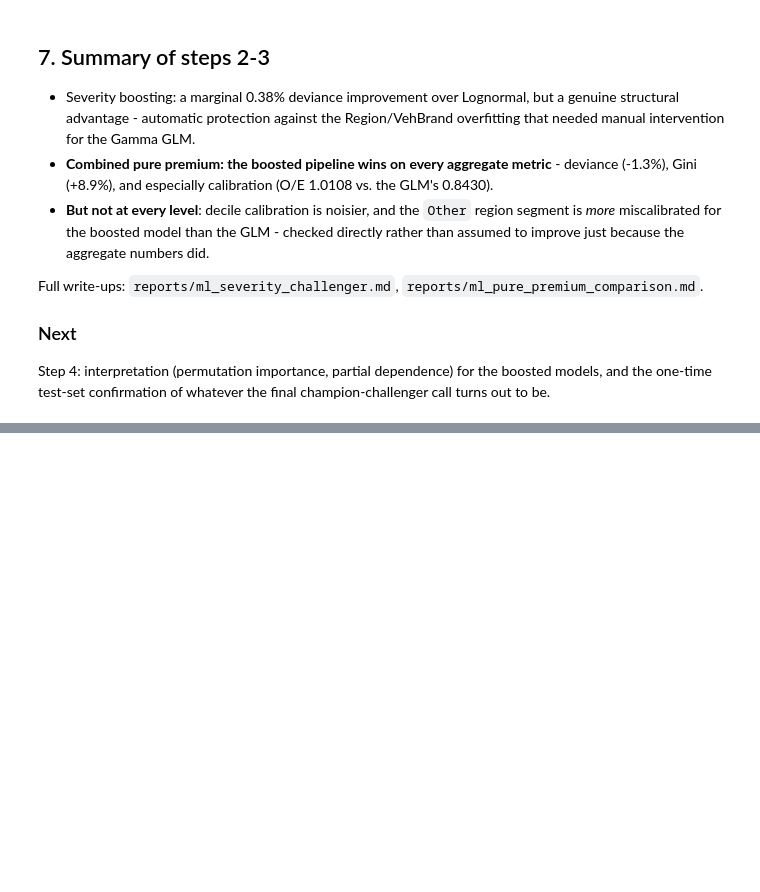
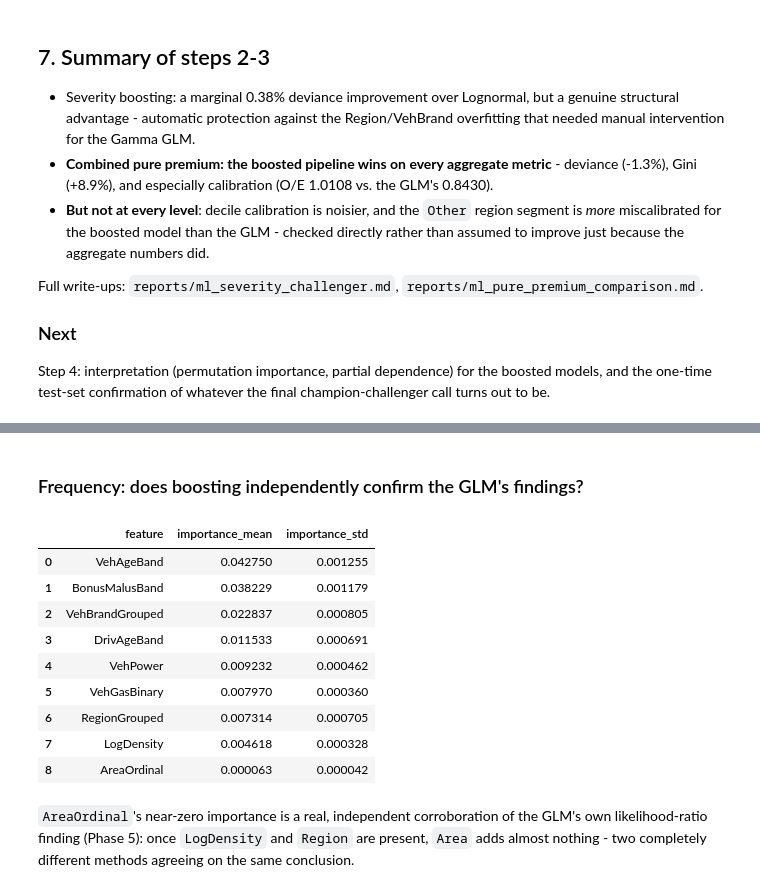
Before and after one commit to vishalyadav1729/auto-insurance-pricing, a Jupyter notebook: notebooks/06_ml_challengers.ipynb, the cells around one changed output, grey strips where cells are left out. Drawn from its saved outputs; the diff is of its cells as text; code cells hidden in the pictures; blank space fills up the shorter version.

```diff
--- a/notebooks/06_ml_challengers.ipynb
+++ b/notebooks/06_ml_challengers.ipynb
@@ -320,0 +325,28 @@ Step 4: interpretation (permutation importance, partial dependence) for the boos
+# %% [markdown]
+### Frequency: does boosting independently confirm the GLM's findings?
+# %%
+from sklearn.metrics import make_scorer, mean_poisson_deviance, mean_gamma_deviance
+from auto_pricing.ml_challengers import compute_permutation_importance, compute_partial_dependence
+
+X_val = val[ML_FEATURE_COLUMNS]
+y_val_rate = val["ClaimNb"] / val["Exposure"]
+poisson_scorer = make_scorer(mean_poisson_deviance, greater_is_better=False)
+
+freq_importance = compute_permutation_importance(
+    boosted_freq_model, X_val, y_val_rate, scoring=poisson_scorer,
+    sample_weight=val["Exposure"], n_repeats=10,
+)
+freq_importance
+# %% [output]
+|  | feature | importance_mean | importance_std |
+| 0 | VehAgeBand | 0.042750 | 0.001255 |
+| 1 | BonusMalusBand | 0.038229 | 0.001179 |
+| 2 | VehBrandGrouped | 0.022837 | 0.000805 |
+| 3 | DrivAgeBand | 0.011533 | 0.000691 |
+| 4 | VehPower | 0.009232 | 0.000462 |
+| 5 | VehGasBinary | 0.007970 | 0.000360 |
+| 6 | RegionGrouped | 0.007314 | 0.000705 |
+| 7 | LogDensity | 0.004618 | 0.000328 |
+| 8 | AreaOrdinal | 0.000063 | 0.000042 |
+# %% [markdown]
+`AreaOrdinal`'s near-zero importance is a real, independent corroboration of the GLM's own likelihood-ratio finding (Phase 5): once `LogDensity` and `Region` are present, `Area` adds almost nothing - two completely different methods agreeing on the same conclusion.
```
Also changed, not shown: parts of 12 cells of this notebook, 3 other files.
